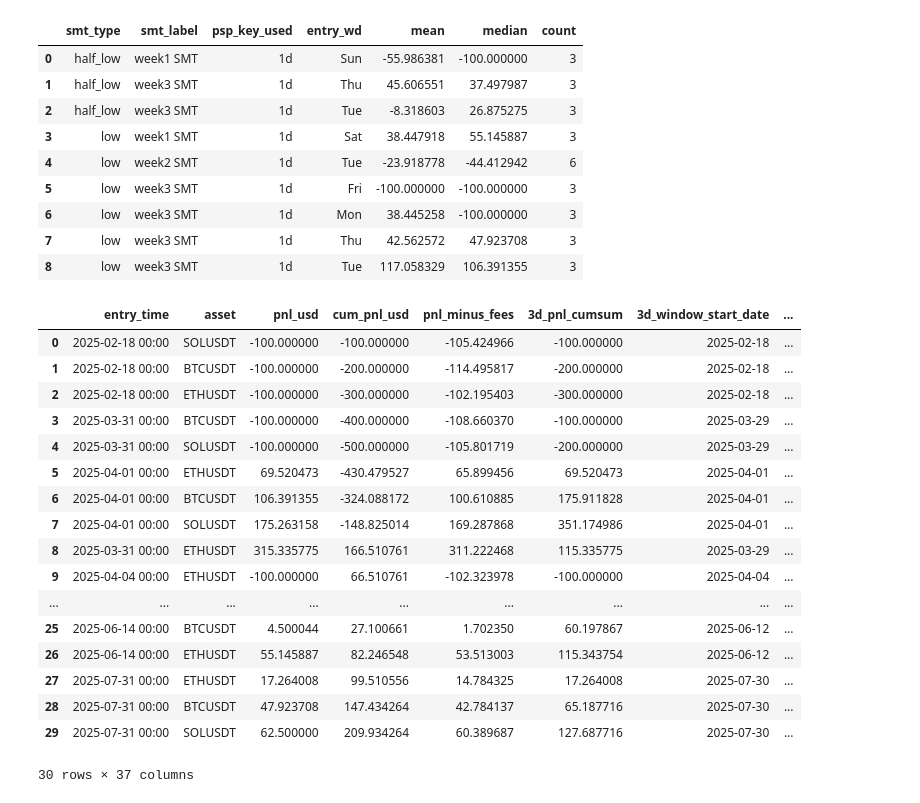
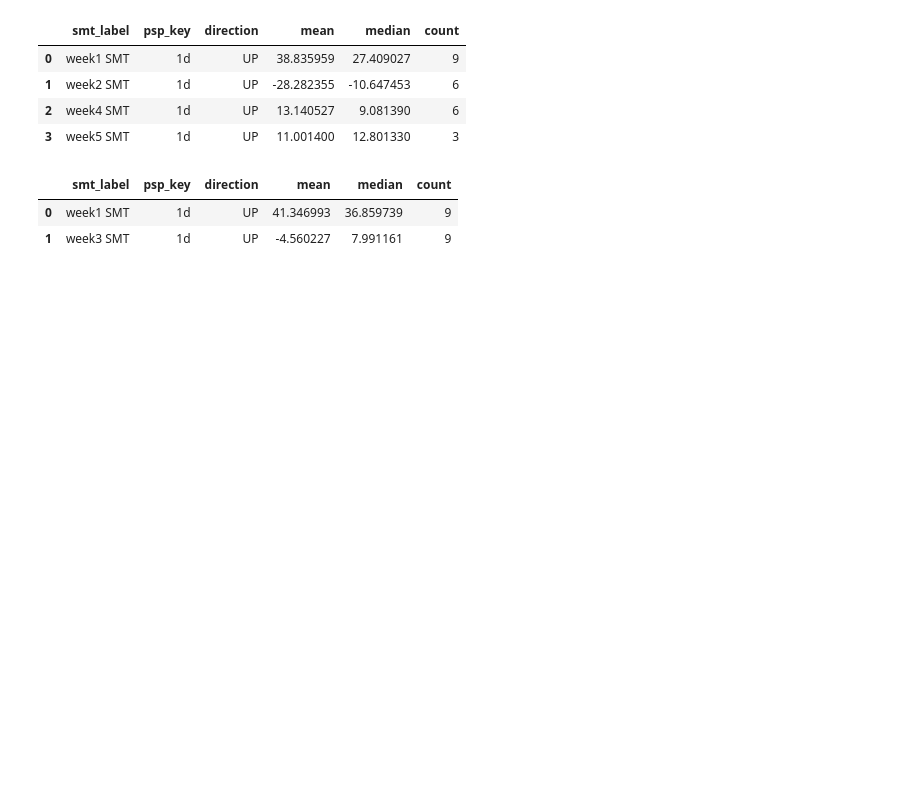
Before and after one commit to vlamitin/backtester, a Jupyter notebook: strategies_analyzer.ipynb, the cells around one changed output. Saved outputs shown, nothing was run; the diff lists cells and outputs as text; code cells hidden in the pictures; blank space fills up the shorter version.

Commit message:
updates in analyzer for usability

```diff
--- a/strategies_analyzer.ipynb
+++ b/strategies_analyzer.ipynb
@@ -1,12 +1,38 @@
 # %%
+from IPython.display import display, HTML
+import numpy as np
+
 from stock_market_research_kit.smt_psp_trade import smt_psp_trades_from_json
-from scripts.run_smt_strategies_analyzer import strategy28_2024_snapshot, strategy28_2025_snapshot, to_trade_df
+from scripts.run_smt_strategies_analyzer import strategy23_2024_snapshot, strategy23_2025_snapshot, to_trade_df
 
-with open(strategy28_2024_snapshot, "r", encoding="utf-8") as f_2024:
+with open(strategy23_2024_snapshot, "r", encoding="utf-8") as f_2024:
     trades_list_2024 = smt_psp_trades_from_json(f_2024.read())
     trades_df_2024 = to_trade_df(trades_list_2024)
 
-with open(strategy28_2025_snapshot, "r", encoding="utf-8") as f_2025:
+with open(strategy23_2025_snapshot, "r", encoding="utf-8") as f_2025:
     trades_list_2025 = smt_psp_trades_from_json(f_2025.read())
     trades_df_2025 = to_trade_df(trades_list_2025)
+
+def display_side_by_side(df_rows):
+    html_str1 = ""
+    html_str2 = ""
+    for df in df_rows[0]:
+        html_str1 += df.to_html()
+    for df in df_rows[1]:
+        html_str2 += df.to_html()
+    display(HTML(f"""<div style='font-size:20px; display:flex; gap:170px'><p>2024<p/><p>2025<p/></div>
+                     <div style='font-size:20px; display:flex; gap:20px'>{html_str1}</div>
+                     <div style='font-size:20px; display:flex; gap:20px'>{html_str2}</div>"""))
+
+def group_by_display(fields):
+    display_side_by_side([
+        [
+            trades_df_2024.groupby(fields)["pnl_usd"].agg(["mean", "median", "count"]).round({"mean": 3, "median": 3}),
+            trades_df_2025.groupby(fields)["pnl_usd"].agg(["mean", "median", "count"]).round({"mean": 3, "median": 3}),
+        ],
+        [
+            trades_df_2024.groupby(fields)["won"].agg(["mean", "median", "count"]).round({"mean": 3, "median": 3}),
+            trades_df_2025.groupby(fields)["won"].agg(["mean", "median", "count"]).round({"mean": 3, "median": 3})
+        ]
+    ])
 # %%
@@ -191,38 +165,18 @@ strategy_28: 629 trades with cum_pnl 17393.28 (minus fees is -105.65)
 # %%
-(trades_df_2024.groupby(["smt_type", "smt_label", "psp_key_used", "entry_wd"])["pnl_usd"]
+(trades_df_2024.groupby(["smt_label", "psp_key", "direction"])["pnl_usd"]
  .agg(["mean", "median", "count"])
  .reset_index())
 # %% [output]
-|  | smt_type | smt_label | psp_key_used | entry_wd | mean | median | count |
-| 0 | half_low | week1 SMT | 1d | Sun | -55.986381 | -100.000000 | 3 |
-| 1 | half_low | week3 SMT | 1d | Thu | 45.606551 | 37.497987 | 3 |
-| 2 | half_low | week3 SMT | 1d | Tue | -8.318603 | 26.875275 | 3 |
-| 3 | low | week1 SMT | 1d | Sat | 38.447918 | 55.145887 | 3 |
-| 4 | low | week2 SMT | 1d | Tue | -23.918778 | -44.412942 | 6 |
-| 5 | low | week3 SMT | 1d | Fri | -100.000000 | -100.000000 | 3 |
-| 6 | low | week3 SMT | 1d | Mon | 38.445258 | -100.000000 | 3 |
-| 7 | low | week3 SMT | 1d | Thu | 42.562572 | 47.923708 | 3 |
-| 8 | low | week3 SMT | 1d | Tue | 117.058329 | 106.391355 | 3 |
+|  | smt_label | psp_key | direction | mean | median | count |
+| 0 | week1 SMT | 1d | UP | 38.835959 | 27.409027 | 9 |
+| 1 | week2 SMT | 1d | UP | -28.282355 | -10.647453 | 6 |
+| 2 | week4 SMT | 1d | UP | 13.140527 | 9.081390 | 6 |
+| 3 | week5 SMT | 1d | UP | 11.001400 | 12.801330 | 3 |
 # %%
-(trades_df_2025.groupby(["smt_type", "smt_label", "psp_key_used", "entry_wd"])["pnl_usd"]
+(trades_df_2025.groupby(["smt_label", "psp_key", "direction"])["pnl_usd"]
  .agg(["mean", "median", "count"])
  .reset_index())
 # %% [output]
-|  | entry_time | asset | pnl_usd | cum_pnl_usd | pnl_minus_fees | 3d_pnl_cumsum | 3d_window_start_date | ... |
-| 0 | 2025-02-18 00:00 | SOLUSDT | -100.000000 | -100.000000 | -105.424966 | -100.000000 | 2025-02-18 | ... |
-| 1 | 2025-02-18 00:00 | BTCUSDT | -100.000000 | -200.000000 | -114.495817 | -200.000000 | 2025-02-18 | ... |
-| 2 | 2025-02-18 00:00 | ETHUSDT | -100.000000 | -300.000000 | -102.195403 | -300.000000 | 2025-02-18 | ... |
-| 3 | 2025-03-31 00:00 | BTCUSDT | -100.000000 | -400.000000 | -108.660370 | -100.000000 | 2025-03-29 | ... |
-| 4 | 2025-03-31 00:00 | SOLUSDT | -100.000000 | -500.000000 | -105.801719 | -200.000000 | 2025-03-29 | ... |
-| 5 | 2025-04-01 00:00 | ETHUSDT | 69.520473 | -430.479527 | 65.899456 | 69.520473 | 2025-04-01 | ... |
-| 6 | 2025-04-01 00:00 | BTCUSDT | 106.391355 | -324.088172 | 100.610885 | 175.911828 | 2025-04-01 | ... |
-| 7 | 2025-04-01 00:00 | SOLUSDT | 175.263158 | -148.825014 | 169.287868 | 351.174986 | 2025-04-01 | ... |
-| 8 | 2025-03-31 00:00 | ETHUSDT | 315.335775 | 166.510761 | 311.222468 | 115.335775 | 2025-03-29 | ... |
-| 9 | 2025-04-04 00:00 | ETHUSDT | -100.000000 | 66.510761 | -102.323978 | -100.000000 | 2025-04-04 | ... |
-| ... | ... | ... | ... | ... | ... | ... | ... | ... |
-| 25 | 2025-06-14 00:00 | BTCUSDT | 4.500044 | 27.100661 | 1.702350 | 60.197867 | 2025-06-12 | ... |
-| 26 | 2025-06-14 00:00 | ETHUSDT | 55.145887 | 82.246548 | 53.513003 | 115.343754 | 2025-06-12 | ... |
-| 27 | 2025-07-31 00:00 | ETHUSDT | 17.264008 | 99.510556 | 14.784325 | 17.264008 | 2025-07-30 | ... |
-| 28 | 2025-07-31 00:00 | BTCUSDT | 47.923708 | 147.434264 | 42.784137 | 65.187716 | 2025-07-30 | ... |
-| 29 | 2025-07-31 00:00 | SOLUSDT | 62.500000 | 209.934264 | 60.389687 | 127.687716 | 2025-07-30 | ... |
+|  | smt_label | psp_key | direction | mean | median | count |
+| 0 | week1 SMT | 1d | UP | 41.346993 | 36.859739 | 9 |
+| 1 | week3 SMT | 1d | UP | -4.560227 | 7.991161 | 9 |
-30 rows × 37 columns
```
Also changed, not shown: parts of 4 cells of this notebook, 1 other file.
